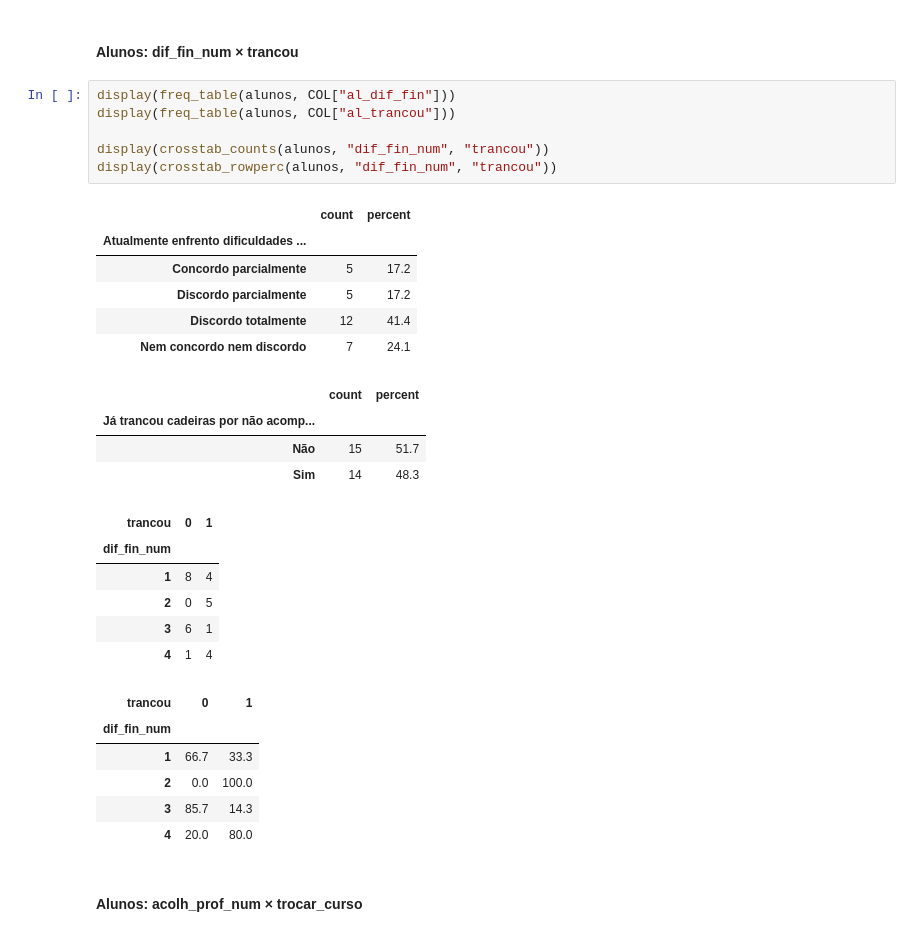
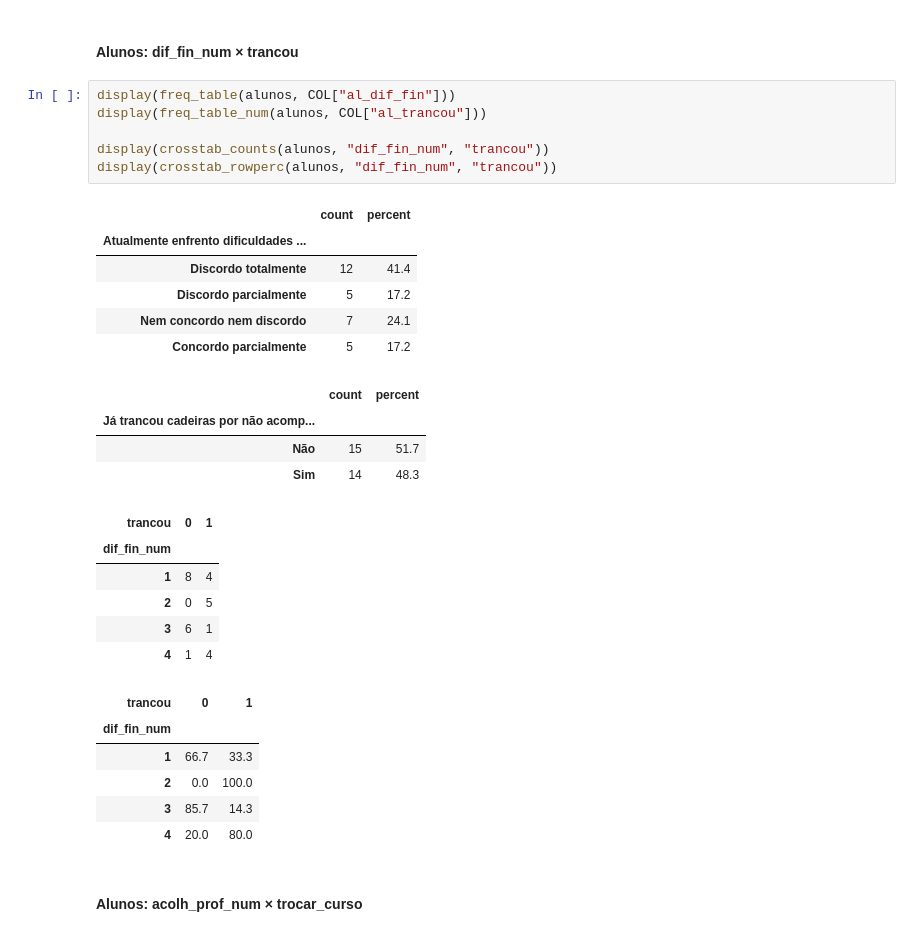
Before and after one commit to Gabriel-c0Nsp/analise-motivacao, a Jupyter notebook: analise-motivacao.ipynb, the cells around one changed output. Saved outputs shown, nothing was run; the diff lists cells and outputs as text.

```diff
--- a/analise-motivacao.ipynb
+++ b/analise-motivacao.ipynb
@@ -284,17 +493,17 @@ display(crosstab_rowperc(alunos, "trocar_curso", "fin_afeta_num"))
 #### Alunos: dif_fin_num × trancou
 # %%
 display(freq_table(alunos, COL["al_dif_fin"]))
-display(freq_table(alunos, COL["al_trancou"]))
+display(freq_table_num(alunos, COL["al_trancou"]))
 
 display(crosstab_counts(alunos, "dif_fin_num", "trancou"))
 display(crosstab_rowperc(alunos, "dif_fin_num", "trancou"))
 # %% [output]
 |  | count | percent |
 | Atualmente enfrento dificuldades ... |  |  |
+| Discordo totalmente | 12 | 41.4 |
+| Discordo parcialmente | 5 | 17.2 |
+| Nem concordo nem discordo | 7 | 24.1 |
 | Concordo parcialmente | 5 | 17.2 |
-| Discordo parcialmente | 5 | 17.2 |
-| Discordo totalmente | 12 | 41.4 |
-| Nem concordo nem discordo | 7 | 24.1 |
 |  | count | percent |
 | Já trancou cadeiras por não acomp... |  |  |
 | Não | 15 | 51.7 |
```
Also changed, not shown: parts of 19 cells of this notebook.
